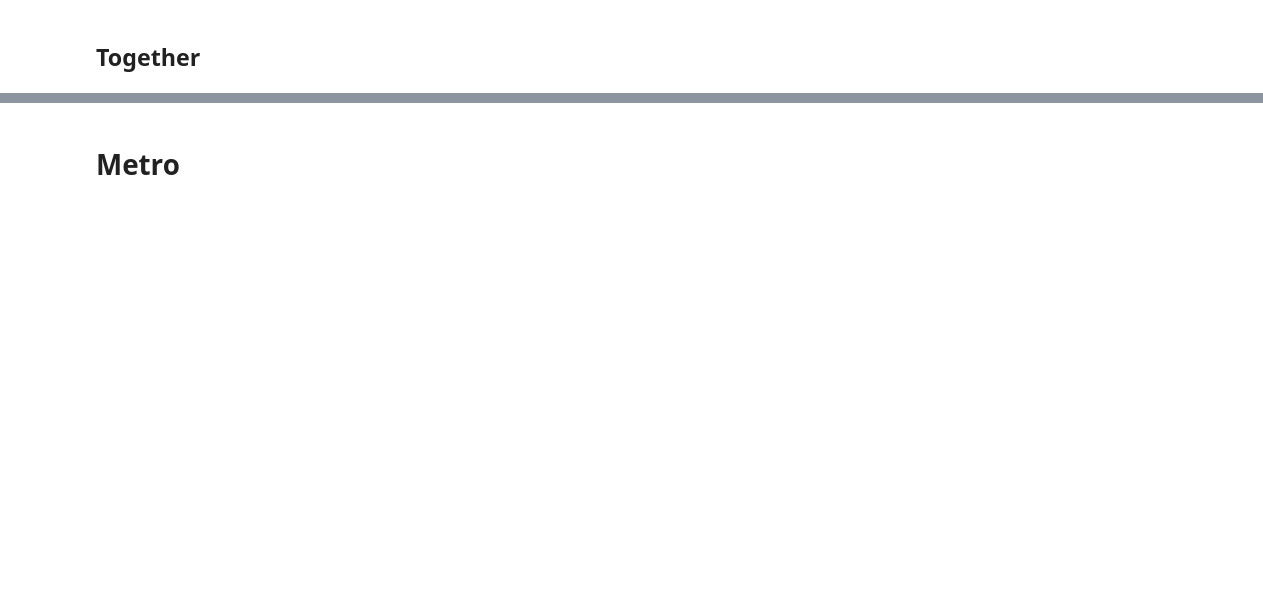
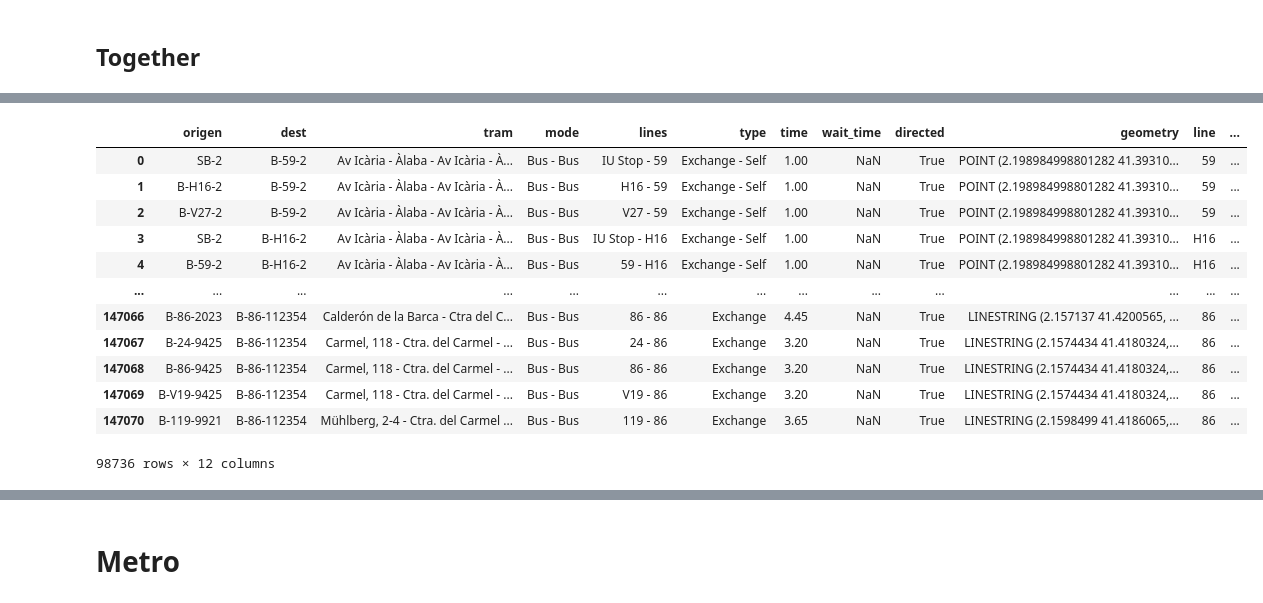
Before and after one commit to bmantepe/stop-location, a Jupyter notebook: 15-Wait-Times.ipynb, the cells around one changed output, grey strips where cells are left out. Drawn from its saved outputs; the diff is of its cells as text; code cells hidden in the pictures; blank space fills up the shorter version.

```diff
--- a/15-Wait-Times.ipynb
+++ b/15-Wait-Times.ipynb
@@ -458,18 +448,24 @@ times_w_routes['departure_time'] = pd.to_datetime(times_w_routes['departure_time
 times_w_routes = times_w_routes.sort_values(['stop_id', 'route_id', 'trip_headsign','departure_time'])
 
 times_w_routes['interval_minutes'] = (
-    times_w_routes.groupby(['stop_id', 'route_id'])['departure_time']
+    times_w_routes.groupby(['stop_id', 'route_id','trip_headsign'])['departure_time']
     .diff()
     .dt.total_seconds()
     .div(60)
  )
+
 times_w_routes['interval_minutes'] = times_w_routes['interval_minutes'].apply(lambda x: np.nan if x < 0 else x)
-avg_wait_times = (
+avg_int_len = (
     times_w_routes.dropna(subset=['interval_minutes'])
-    .assign(wait_time=lambda df: df['interval_minutes'] / 2)
-    .groupby(['route_id','route_short_name', 'stop_id', 'stop_name','trip_headsign'], as_index=False)['wait_time']
+    .groupby(['route_id', 'route_short_name', 'stop_id', 'stop_name'], as_index=False)['interval_minutes']
     .mean()
-)
+).rename(columns={'interval_minutes': 'avg_interval_minutes'})
+int_var = times_w_routes.groupby([ 'route_id', 'route_short_name', 'stop_id', 'stop_name'], as_index=False)['interval_minutes'].var().rename(columns={'interval_minutes': 'var_interval_minutes'})
+avg_wait_times = avg_int_len.merge(int_var, on=['route_id', 'route_short_name', 'stop_id', 'stop_name'], how='left')
+avg_wait_times['wait_time'] =((avg_wait_times['avg_interval_minutes'] ** 2) + avg_wait_times['var_interval_minutes']) /( 2*avg_wait_times['avg_interval_minutes'])
+
+
+
 
 avg_wait_times = avg_wait_times.groupby(['route_id','route_short_name', 'stop_id', 'stop_name'], as_index=False)['wait_time'].mean()
 avg_wait_times['stop_id'] = 'B' + '-' + avg_wait_times['route_short_name'] + '-' + avg_wait_times['stop_id']
@@ -477,4 +487,4 @@ avg_wait_times
 # %%
-exchange_edges_bus2 = exchange_edges_bus.merge(avg_wait_times[['stop_id','wait_time']], left_on='dest', right_on='stop_id', how='left')
-exchange_edges_bus2 = exchange_edges_bus2[['origen', 'dest', 'tram', 'mode','lines','type','time',  'wait_time','directed','geometry']]
-exchange_edges_bus2[exchange_edges_bus2['wait_time'].isna()]
+exchange_edges_bus = exchange_edges_bus.merge(avg_wait_times[['stop_id','wait_time']], left_on='dest', right_on='stop_id', how='left')
+exchange_edges_bus = exchange_edges_bus[['origen', 'dest', 'tram', 'mode','lines','type','time',  'wait_time','directed','geometry']]
+exchange_edges_bus[exchange_edges_bus['wait_time'].isna()]
@@ -485,4 +505,7 @@ exchange_edges_bus2
 # %%
-na_buses = exchange_edges_bus2[exchange_edges_bus2['wait_time'].isna()]
+na_buses = exchange_edges_bus[exchange_edges_bus['wait_time'].isna()]
+na_buses['line'] = exchange_edges_bus['lines'].str.split(' - ').str[1]
+na_buses['dest_stop'] = exchange_edges_bus['dest'].str.split('-').str[2]
+exchange_edges_bus = exchange_edges_bus[exchange_edges_bus['wait_time'].notna()]
 na_buses['line'] = na_buses['lines'].str.split(' - ').str[1]
 na_buses['line'].unique()
@@ -493,0 +534,16 @@ print(exchange_edges_bus2['wait_time'].mean())
+# %%
+na_buses
+# %% [output]
+|  | origen | dest | tram | mode | lines | type | time | wait_time | directed | geometry | line | ... |
+| 0 | SB-2 | B-59-2 | Av Icària - Àlaba - Av Icària - À... | Bus - Bus | IU Stop - 59 | Exchange - Self | 1.00 | NaN | True | POINT (2.198984998801282 41.39310... | 59 | ... |
+| 1 | B-H16-2 | B-59-2 | Av Icària - Àlaba - Av Icària - À... | Bus - Bus | H16 - 59 | Exchange - Self | 1.00 | NaN | True | POINT (2.198984998801282 41.39310... | 59 | ... |
+| 2 | B-V27-2 | B-59-2 | Av Icària - Àlaba - Av Icària - À... | Bus - Bus | V27 - 59 | Exchange - Self | 1.00 | NaN | True | POINT (2.198984998801282 41.39310... | 59 | ... |
+| 3 | SB-2 | B-H16-2 | Av Icària - Àlaba - Av Icària - À... | Bus - Bus | IU Stop - H16 | Exchange - Self | 1.00 | NaN | True | POINT (2.198984998801282 41.39310... | H16 | ... |
+| 4 | B-59-2 | B-H16-2 | Av Icària - Àlaba - Av Icària - À... | Bus - Bus | 59 - H16 | Exchange - Self | 1.00 | NaN | True | POINT (2.198984998801282 41.39310... | H16 | ... |
+| ... | ... | ... | ... | ... | ... | ... | ... | ... | ... | ... | ... | ... |
+| 147066 | B-86-2023 | B-86-112354 | Calderón de la Barca - Ctra del C... | Bus - Bus | 86 - 86 | Exchange | 4.45 | NaN | True | LINESTRING (2.157137 41.4200565, ... | 86 | ... |
+| 147067 | B-24-9425 | B-86-112354 | Carmel, 118 - Ctra. del Carmel - ... | Bus - Bus | 24 - 86 | Exchange | 3.20 | NaN | True | LINESTRING (2.1574434 41.4180324,... | 86 | ... |
+| 147068 | B-86-9425 | B-86-112354 | Carmel, 118 - Ctra. del Carmel - ... | Bus - Bus | 86 - 86 | Exchange | 3.20 | NaN | True | LINESTRING (2.1574434 41.4180324,... | 86 | ... |
+| 147069 | B-V19-9425 | B-86-112354 | Carmel, 118 - Ctra. del Carmel - ... | Bus - Bus | V19 - 86 | Exchange | 3.20 | NaN | True | LINESTRING (2.1574434 41.4180324,... | 86 | ... |
+| 147070 | B-119-9921 | B-86-112354 | Mühlberg, 2-4 - Ctra. del Carmel ... | Bus - Bus | 119 - 86 | Exchange | 3.65 | NaN | True | LINESTRING (2.1598499 41.4186065,... | 86 | ... |
+98736 rows × 12 columns
```
Also changed, not shown: parts of 30 cells of this notebook, 13 other files.
